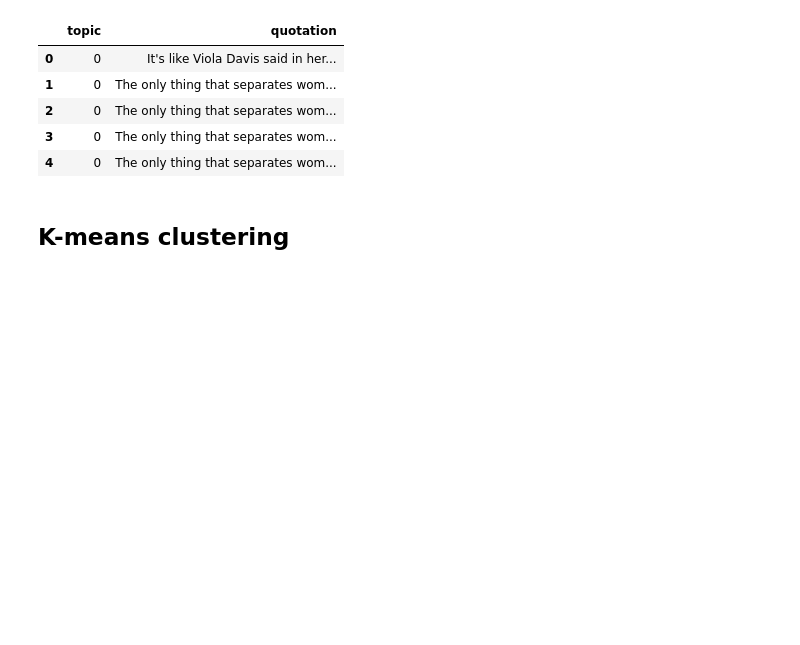
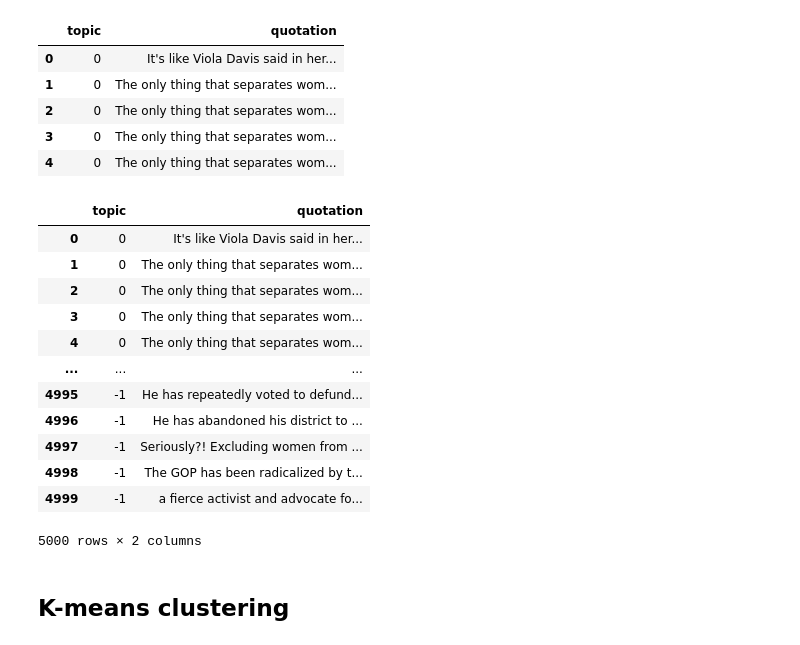
Before and after one commit to epfl-ada/ada-2021-project-concatsanddogs, a Jupyter notebook: Valerian/sbert_topic_modeling_w_fastclustering.ipynb, the cells around one changed output. Drawn from its saved outputs; the diff is of its cells as text; code cells hidden in the pictures; blank space fills up the shorter version.

```diff
--- a/Valerian/sbert_topic_modeling_w_fastclustering.ipynb
+++ b/Valerian/sbert_topic_modeling_w_fastclustering.ipynb
@@ -418,5 +417,23 @@ with open(PATH_GENERATED_DATA+'BERTopic_topic_topics_df.pkl', 'wb') as f:
 # %%
 # Otherwise we can restrict the number of topics
+# %%
+test = pd.read_pickle(PATH_GENERATED_DATA+'BERTopic_topic_topics_df.pkl')
+# %%
+test
+# %% [output]
+|  | topic | quotation |
+| 0 | 0 | It's like Viola Davis said in her... |
+| 1 | 0 | The only thing that separates wom... |
+| 2 | 0 | The only thing that separates wom... |
+| 3 | 0 | The only thing that separates wom... |
+| 4 | 0 | The only thing that separates wom... |
+| ... | ... | ... |
+| 4995 | -1 | He has repeatedly voted to defund... |
+| 4996 | -1 | He has abandoned his district to ... |
+| 4997 | -1 | Seriously?! Excluding women from ... |
+| 4998 | -1 | The GOP has been radicalized by t... |
+| 4999 | -1 | a fierce activist and advocate fo... |
+5000 rows × 2 columns
 # %% [markdown]
 ## K-means clustering
 # %%
```
Also changed, not shown: parts of 2 cells of this notebook, 1 other file.
